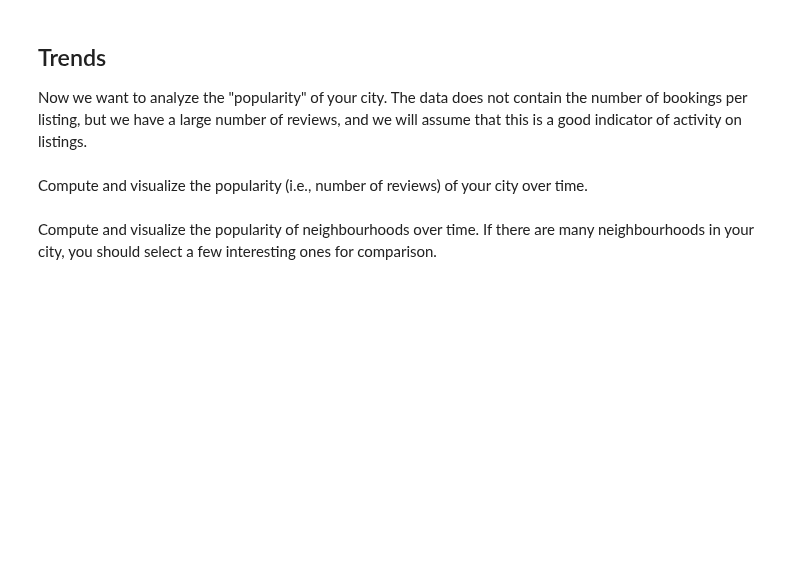
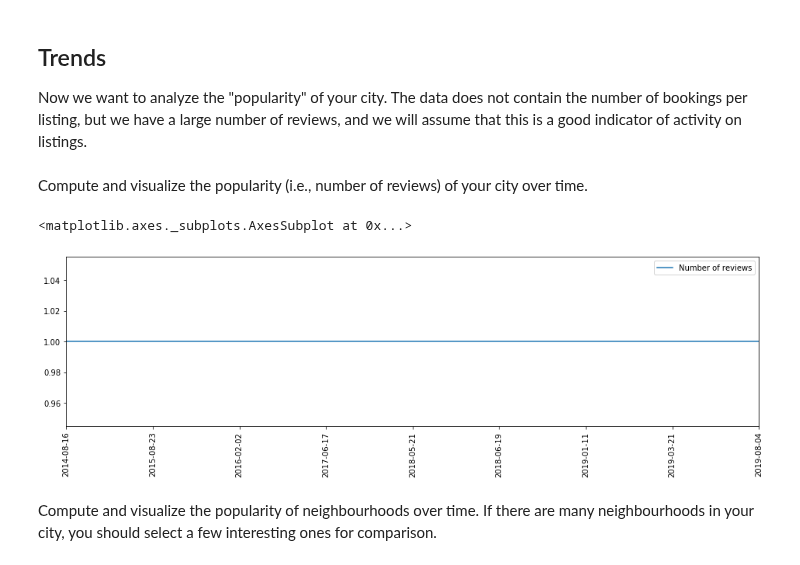
Before and after one commit to grimurz/project3, a Jupyter notebook: Project 3 - Airbnb.ipynb, the cells around one changed output. Cells and saved outputs as stored; diff of their text form; code cells hidden in the pictures; blank space fills up the shorter version.

Commit message:
trends + reviews init

```diff
--- a/Project 3 - Airbnb.ipynb
+++ b/Project 3 - Airbnb.ipynb
@@ -96,8 +99,8 @@ dfrc = \
         col("listing_id"), \
         col("date"), \
         col("reviewer_id"), \
-        col("comments")) \
-    .sort(col("id"))
+        col("comments")) #\
+    #.sort(col("id"))
 
 dflc = \
     dfl.select( \
@@ -121,8 +124,8 @@ dflc = \
     .dropDuplicates() \
     .withColumn('price', extract_price_udf(f.col('price')).cast("float")) \
     .withColumn('review_scores_rating', extract_price_udf(f.col('review_scores_rating')).cast("float")) \
-    .withColumn('host_total_listings_count', extract_price_udf(f.col('host_total_listings_count')).cast("float")) \
-    .sort(col("neighbourhood"))
+    .withColumn('host_total_listings_count', extract_price_udf(f.col('host_total_listings_count')).cast("float")) #\
+    #.sort(col("neighbourhood"))
 
 #print(dfrc.count())
 #print(dflc.count())
@@ -335,5 +322,28 @@ only showing top 10 rows
 Now we want to analyze the "popularity" of your city. The data does not contain the number of bookings per listing, but we have a large number of reviews, and we will assume that this is a good indicator of activity on listings.
 # %% [markdown]
 Compute and visualize the popularity (i.e., number of reviews) of your city over time.
+# %%
+dfc_madrid = dfrc.join(f.broadcast(dflc), (f.col('id') == f.col('listing_id')), 'inner') \
+    .filter(f.col('city') == 'Madrid') \
+    .drop( \
+        'id', \
+        'listing_id', \
+        'reviewer_id', \
+        'host_total_listings_count', \
+        'property_type', \
+        'price', \
+        'country', \
+        'reviewer_id')
+# %%
+dfc_madrid_pop = dfc_madrid.groupBy('city','date').agg(f.count('date').alias('number_reviews')).orderBy('date')
+
+pdf = dfc_madrid_pop.select("*").toPandas()
+
+number_reviews = pdf['number_reviews'].values
+df = pd.DataFrame({'Number of reviews': number_reviews}, index=pdf['date'].values)
+df.plot.line(rot=90,figsize=(16, 4))
+# %% [output]
+<matplotlib.axes._subplots.AxesSubplot at 0x...>
+[figure, added]
 # %% [markdown]
 Compute and visualize the popularity of neighbourhoods over time. If there are many neighbourhoods in your city, you should select a few interesting ones for comparison.
```
Also changed, not shown: parts of 19 cells of this notebook.
